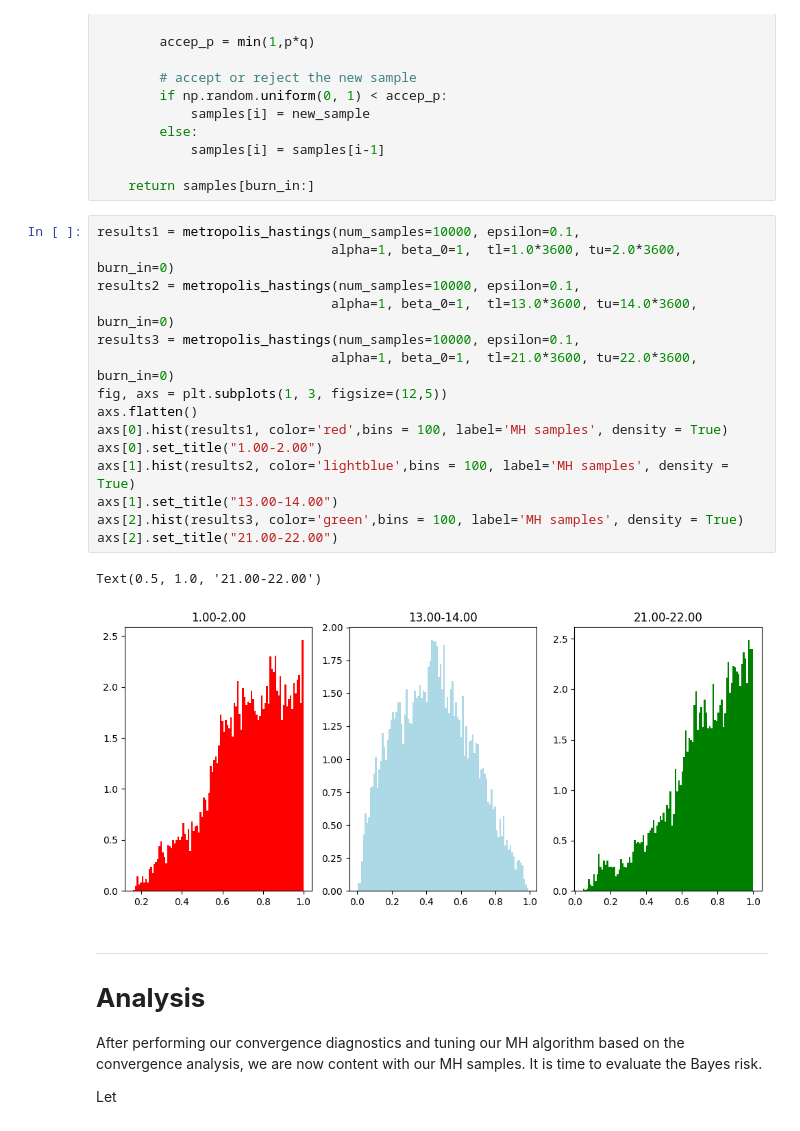
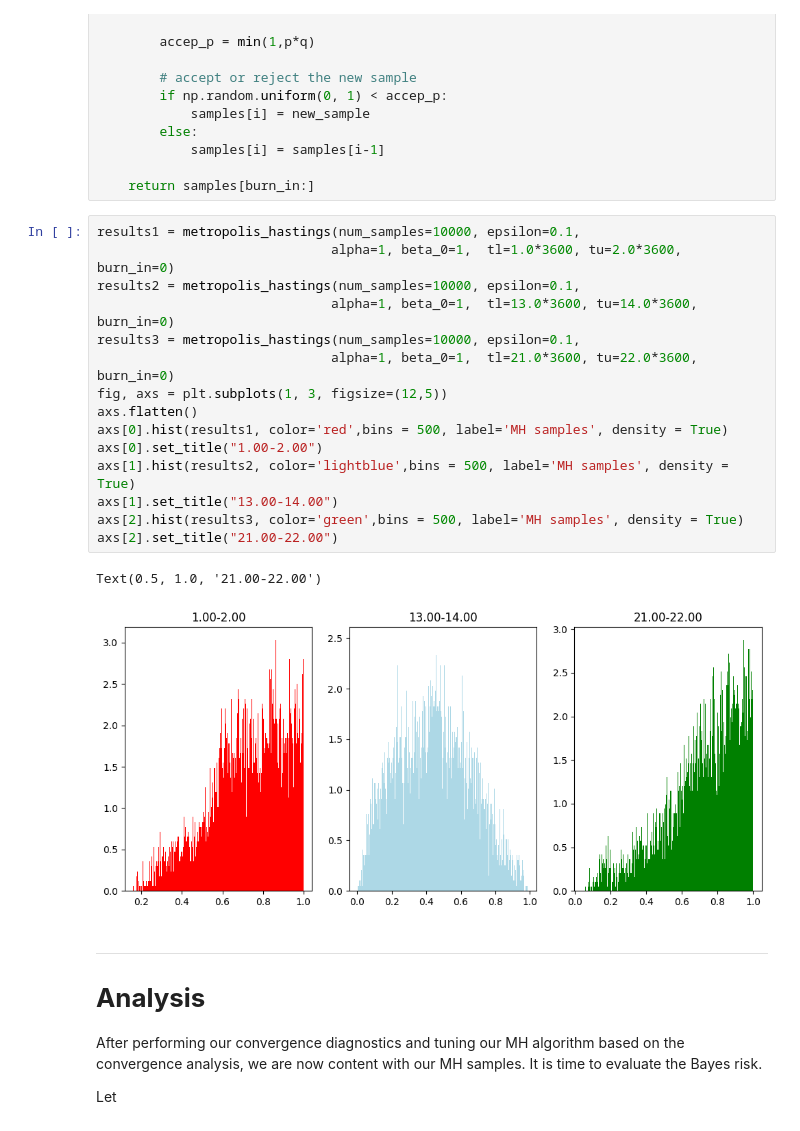
Before and after one commit to leonardodeclara/DD2447-Statistical-Methods-in-Applied-Computer-Science, a Jupyter notebook: Assignment_2/assignment2.ipynb, the cells around one changed output. Saved outputs shown, nothing was run; the diff lists cells and outputs as text.

```diff
--- a/Assignment_2/assignment2.ipynb
+++ b/Assignment_2/assignment2.ipynb
@@ -511,21 +511,21 @@ def metropolis_hastings(num_samples, epsilon, alpha, beta_0,  tl, tu, burn_in=0)
 # %%
 results1 = metropolis_hastings(num_samples=10000, epsilon=0.1,
                               alpha=1, beta_0=1,  tl=1.0*3600, tu=2.0*3600, burn_in=0)
 results2 = metropolis_hastings(num_samples=10000, epsilon=0.1,
                               alpha=1, beta_0=1,  tl=13.0*3600, tu=14.0*3600, burn_in=0)
 results3 = metropolis_hastings(num_samples=10000, epsilon=0.1,
                               alpha=1, beta_0=1,  tl=21.0*3600, tu=22.0*3600, burn_in=0)
 fig, axs = plt.subplots(1, 3, figsize=(12,5))
 axs.flatten()
-axs[0].hist(results1, color='red',bins = 100, label='MH samples', density = True)
+axs[0].hist(results1, color='red',bins = 500, label='MH samples', density = True)
 axs[0].set_title("1.00-2.00")
-axs[1].hist(results2, color='lightblue',bins = 100, label='MH samples', density = True)
+axs[1].hist(results2, color='lightblue',bins = 500, label='MH samples', density = True)
 axs[1].set_title("13.00-14.00")
-axs[2].hist(results3, color='green',bins = 100, label='MH samples', density = True)
+axs[2].hist(results3, color='green',bins = 500, label='MH samples', density = True)
 axs[2].set_title("21.00-22.00")
 # %% [output]
 Text(0.5, 1.0, '21.00-22.00')
-[figure, old version]
+[figure, new version]
 # %% [markdown]
 ****
 # **Analysis**
```
Also changed, not shown: parts of 1 cell of this notebook.
